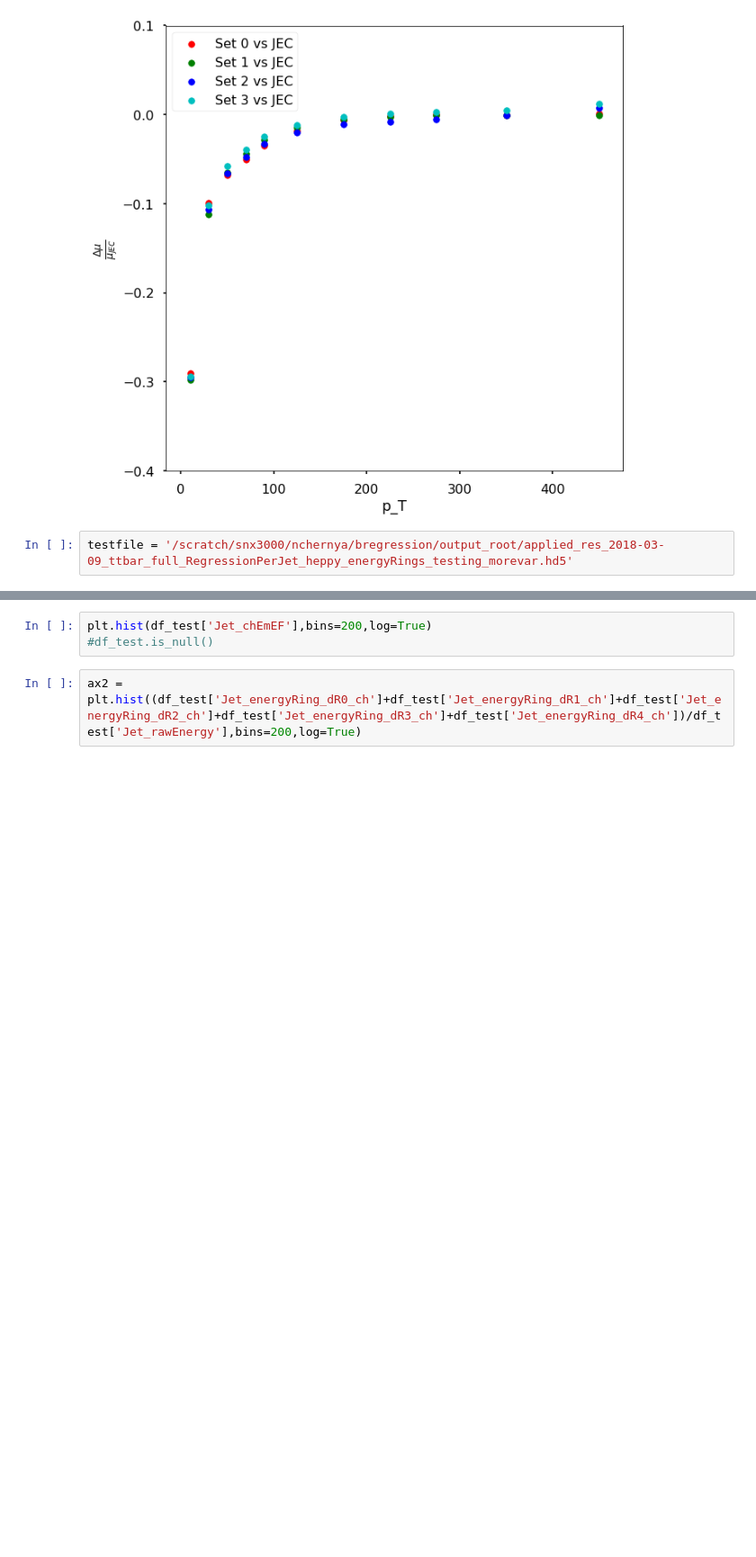
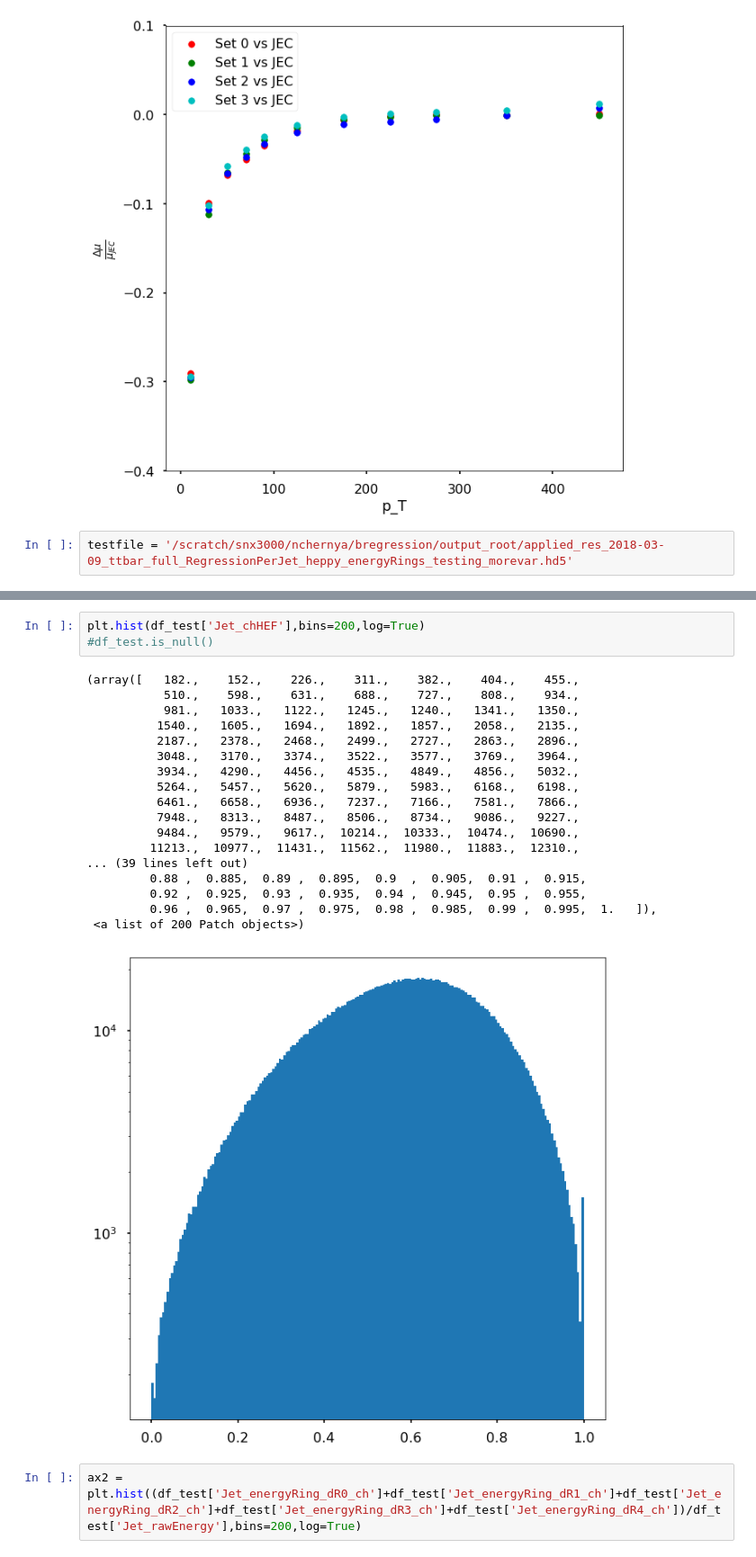
Before and after one commit to michelif/HHbbgg_ETH, a Jupyter notebook: bregression/notebooks/QuantifyImprovement.ipynb, the cells around one changed output, grey strips where cells are left out. Shown at 90% size. Saved outputs shown, nothing was run; the diff lists cells and outputs as text; blank space fills up the shorter version.

```diff
--- a/bregression/notebooks/QuantifyImprovement.ipynb
+++ b/bregression/notebooks/QuantifyImprovement.ipynb
@@ -178,6 +207,25 @@ hist = plt.hist2d(df_test2['Jet_pt'].ravel(), df_test2['Jet_chEmEF'].ravel(), bi
 # %%
-plt.hist(df_test['Jet_chEmEF'],bins=200,log=True)
+plt.hist(df_test['Jet_chHEF'],bins=200,log=True)
 #df_test.is_null()
+# %% [output]
+(array([   182.,    152.,    226.,    311.,    382.,    404.,    455.,
+           510.,    598.,    631.,    688.,    727.,    808.,    934.,
+           981.,   1033.,   1122.,   1245.,   1240.,   1341.,   1350.,
+          1540.,   1605.,   1694.,   1892.,   1857.,   2058.,   2135.,
+          2187.,   2378.,   2468.,   2499.,   2727.,   2863.,   2896.,
+          3048.,   3170.,   3374.,   3522.,   3577.,   3769.,   3964.,
+          3934.,   4290.,   4456.,   4535.,   4849.,   4856.,   5032.,
+          5264.,   5457.,   5620.,   5879.,   5983.,   6168.,   6198.,
+          6461.,   6658.,   6936.,   7237.,   7166.,   7581.,   7866.,
+          7948.,   8313.,   8487.,   8506.,   8734.,   9086.,   9227.,
+          9484.,   9579.,   9617.,  10214.,  10333.,  10474.,  10690.,
+         11213.,  10977.,  11431.,  11562.,  11980.,  11883.,  12310.,
+... (39 lines left out)
+         0.88 ,  0.885,  0.89 ,  0.895,  0.9  ,  0.905,  0.91 ,  0.915,
+         0.92 ,  0.925,  0.93 ,  0.935,  0.94 ,  0.945,  0.95 ,  0.955,
+         0.96 ,  0.965,  0.97 ,  0.975,  0.98 ,  0.985,  0.99 ,  0.995,  1.   ]),
+ <a list of 200 Patch objects>)
+[figure, added]
 # %%
 ax2 = plt.hist((df_test['Jet_energyRing_dR0_ch']+df_test['Jet_energyRing_dR1_ch']+df_test['Jet_energyRing_dR2_ch']+df_test['Jet_energyRing_dR3_ch']+df_test['Jet_energyRing_dR4_ch'])/df_test['Jet_rawEnergy'],bins=200,log=True)
 # %%
```
Also changed, not shown: parts of 6 cells of this notebook, 10 other files.
